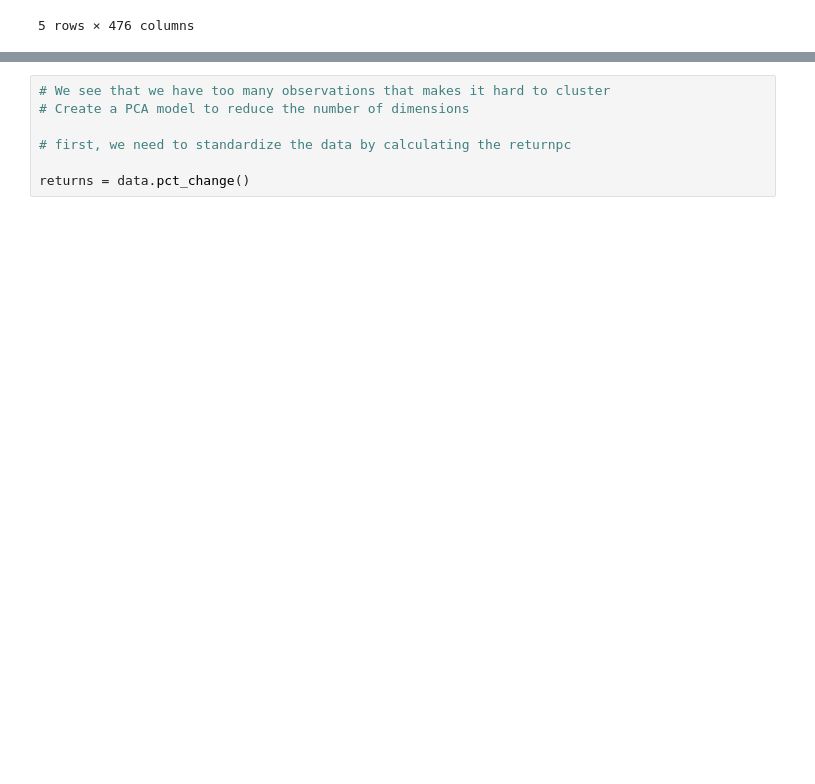
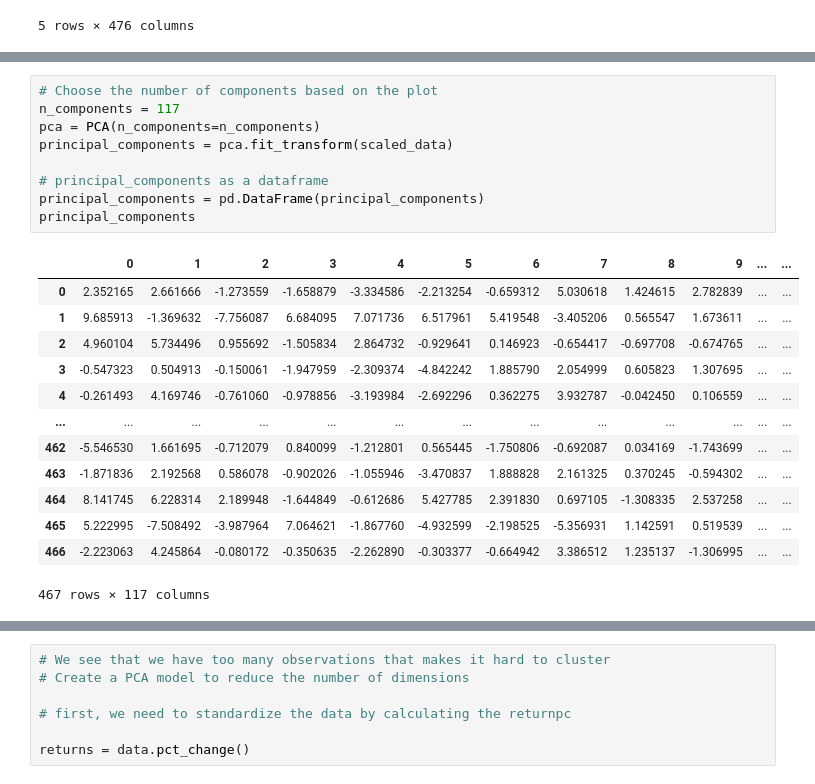
Before and after one commit to dasoaujisi/FDS-Project, a Jupyter notebook: main.ipynb, the cells around one changed output, grey strips where cells are left out. Drawn from its saved outputs; the diff is of its cells as text; blank space fills up the shorter version.

```diff
--- a/main.ipynb
+++ b/main.ipynb
@@ -126,0 +214,23 @@ returns_1_day = returns_1_day.iloc[1:,:]
+# %%
+# Choose the number of components based on the plot
+n_components = 117
+pca = PCA(n_components=n_components)
+principal_components = pca.fit_transform(scaled_data)
+
+# principal_components as a dataframe
+principal_components = pd.DataFrame(principal_components)
+principal_components
+# %% [output]
+|  | 0 | 1 | 2 | 3 | 4 | 5 | 6 | 7 | 8 | 9 | ... | ... |
+| 0 | 2.352165 | 2.661666 | -1.273559 | -1.658879 | -3.334586 | -2.213254 | -0.659312 | 5.030618 | 1.424615 | 2.782839 | ... | ... |
+| 1 | 9.685913 | -1.369632 | -7.756087 | 6.684095 | 7.071736 | 6.517961 | 5.419548 | -3.405206 | 0.565547 | 1.673611 | ... | ... |
+| 2 | 4.960104 | 5.734496 | 0.955692 | -1.505834 | 2.864732 | -0.929641 | 0.146923 | -0.654417 | -0.697708 | -0.674765 | ... | ... |
+| 3 | -0.547323 | 0.504913 | -0.150061 | -1.947959 | -2.309374 | -4.842242 | 1.885790 | 2.054999 | 0.605823 | 1.307695 | ... | ... |
+| 4 | -0.261493 | 4.169746 | -0.761060 | -0.978856 | -3.193984 | -2.692296 | 0.362275 | 3.932787 | -0.042450 | 0.106559 | ... | ... |
+| ... | ... | ... | ... | ... | ... | ... | ... | ... | ... | ... | ... | ... |
+| 462 | -5.546530 | 1.661695 | -0.712079 | 0.840099 | -1.212801 | 0.565445 | -1.750806 | -0.692087 | 0.034169 | -1.743699 | ... | ... |
+| 463 | -1.871836 | 2.192568 | 0.586078 | -0.902026 | -1.055946 | -3.470837 | 1.888828 | 2.161325 | 0.370245 | -0.594302 | ... | ... |
+| 464 | 8.141745 | 6.228314 | 2.189948 | -1.644849 | -0.612686 | 5.427785 | 2.391830 | 0.697105 | -1.308335 | 2.537258 | ... | ... |
+| 465 | 5.222995 | -7.508492 | -3.987964 | 7.064621 | -1.867760 | -4.932599 | -2.198525 | -5.356931 | 1.142591 | 0.519539 | ... | ... |
+| 466 | -2.223063 | 4.245864 | -0.080172 | -0.350635 | -2.262890 | -0.303377 | -0.664942 | 3.386512 | 1.235137 | -1.306995 | ... | ... |
+467 rows × 117 columns
```
Also changed, not shown: parts of 24 cells of this notebook, 2 other files.
